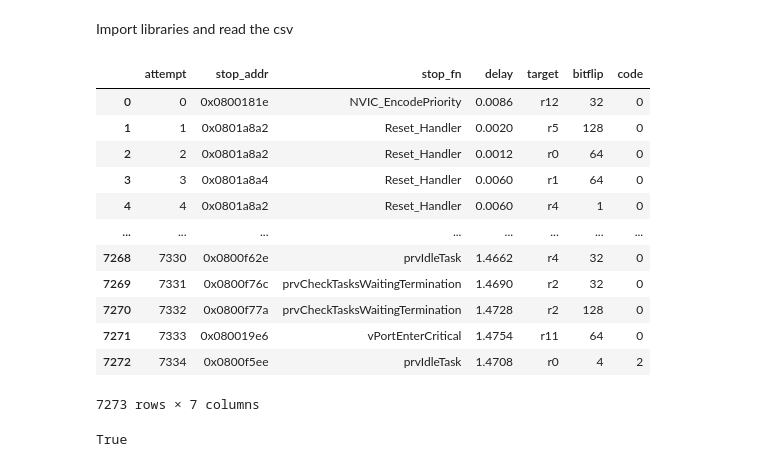
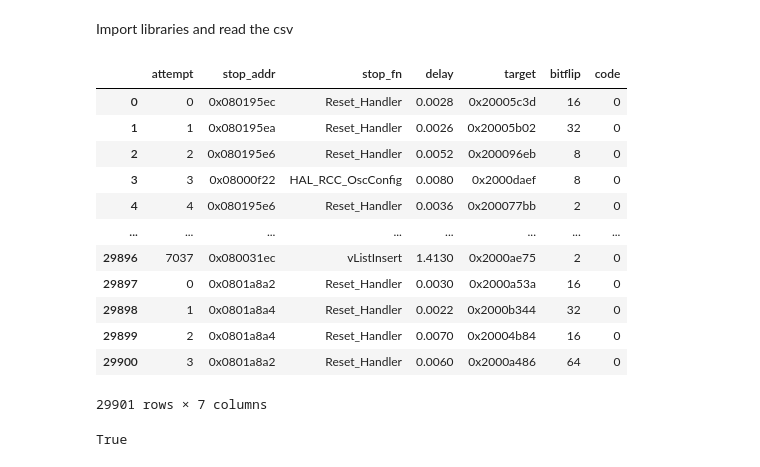
Before and after one commit to davidebaroffio-polimi/stm32l152ret6-project, a Jupyter notebook: Testing/data_analysis_r.ipynb, the cells around one changed output. Cells and saved outputs as stored; diff of their text form; code cells hidden in the pictures.

```diff
--- a/Testing/data_analysis_r.ipynb
+++ b/Testing/data_analysis_r.ipynb
@@ -4,22 +4,23 @@ Import libraries and read the csv
 import matplotlib.pyplot as plt
 import pandas as pd
 # %%
-df = pd.read_csv("faults_registers.csv")
+df = pd.read_csv("faults_registers_old.csv")
+#df = pd.read_csv("faults_memory.csv")
 display(df)
 # %% [output]
 |  | attempt | stop_addr | stop_fn | delay | target | bitflip | code |
-| 0 | 0 | 0x0800181e | NVIC_EncodePriority | 0.0086 | r12 | 32 | 0 |
-| 1 | 1 | 0x0801a8a2 | Reset_Handler | 0.0020 | r5 | 128 | 0 |
-| 2 | 2 | 0x0801a8a2 | Reset_Handler | 0.0012 | r0 | 64 | 0 |
-| 3 | 3 | 0x0801a8a4 | Reset_Handler | 0.0060 | r1 | 64 | 0 |
-| 4 | 4 | 0x0801a8a2 | Reset_Handler | 0.0060 | r4 | 1 | 0 |
+| 0 | 0 | 0x080195ec | Reset_Handler | 0.0028 | 0x20005c3d | 16 | 0 |
+| 1 | 1 | 0x080195ea | Reset_Handler | 0.0026 | 0x20005b02 | 32 | 0 |
+| 2 | 2 | 0x080195e6 | Reset_Handler | 0.0052 | 0x200096eb | 8 | 0 |
+| 3 | 3 | 0x08000f22 | HAL_RCC_OscConfig | 0.0080 | 0x2000daef | 8 | 0 |
+| 4 | 4 | 0x080195e6 | Reset_Handler | 0.0036 | 0x200077bb | 2 | 0 |
 | ... | ... | ... | ... | ... | ... | ... | ... |
-| 7268 | 7330 | 0x0800f62e | prvIdleTask | 1.4662 | r4 | 32 | 0 |
-| 7269 | 7331 | 0x0800f76c | prvCheckTasksWaitingTermination | 1.4690 | r2 | 32 | 0 |
-| 7270 | 7332 | 0x0800f77a | prvCheckTasksWaitingTermination | 1.4728 | r2 | 128 | 0 |
-| 7271 | 7333 | 0x080019e6 | vPortEnterCritical | 1.4754 | r11 | 64 | 0 |
-| 7272 | 7334 | 0x0800f5ee | prvIdleTask | 1.4708 | r0 | 4 | 2 |
+| 29896 | 7037 | 0x080031ec | vListInsert | 1.4130 | 0x2000ae75 | 2 | 0 |
+| 29897 | 0 | 0x0801a8a2 | Reset_Handler | 0.0030 | 0x2000a53a | 16 | 0 |
+| 29898 | 1 | 0x0801a8a4 | Reset_Handler | 0.0022 | 0x2000b344 | 32 | 0 |
+| 29899 | 2 | 0x0801a8a4 | Reset_Handler | 0.0070 | 0x20004b84 | 16 | 0 |
+| 29900 | 3 | 0x0801a8a2 | Reset_Handler | 0.0060 | 0x2000a486 | 64 | 0 |
-7273 rows × 7 columns
+29901 rows × 7 columns
 # %%
 cfgv_functions = pd.read_csv('../compiled_cfgv_functions.csv')
 eddi_functions = pd.read_csv('../compiled_eddi_functions.csv')
```
Also changed, not shown: parts of 6 cells of this notebook, 10 other files.
